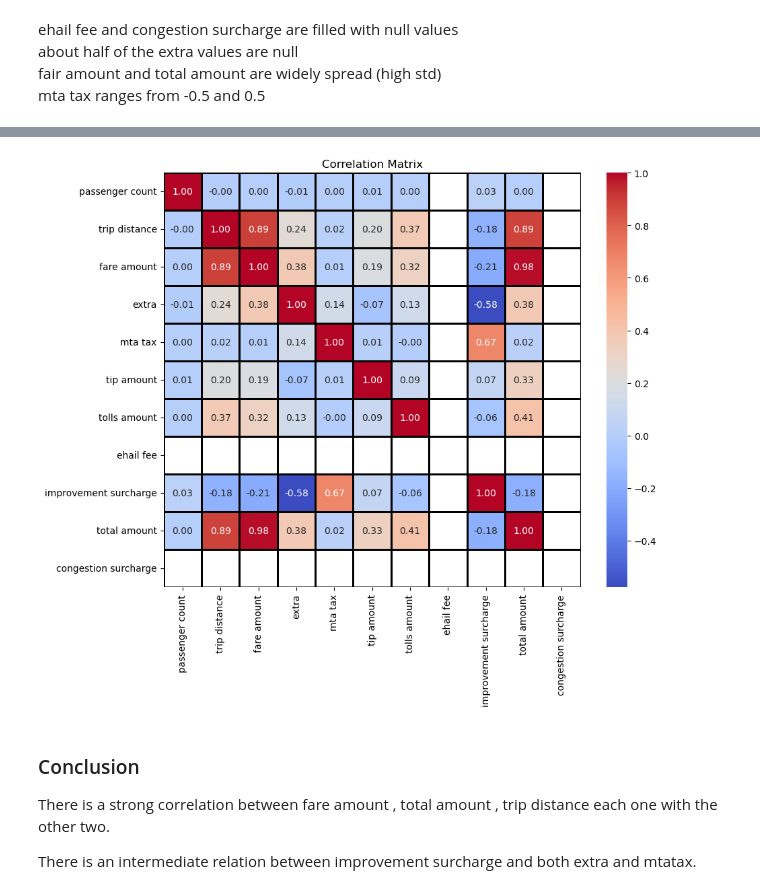
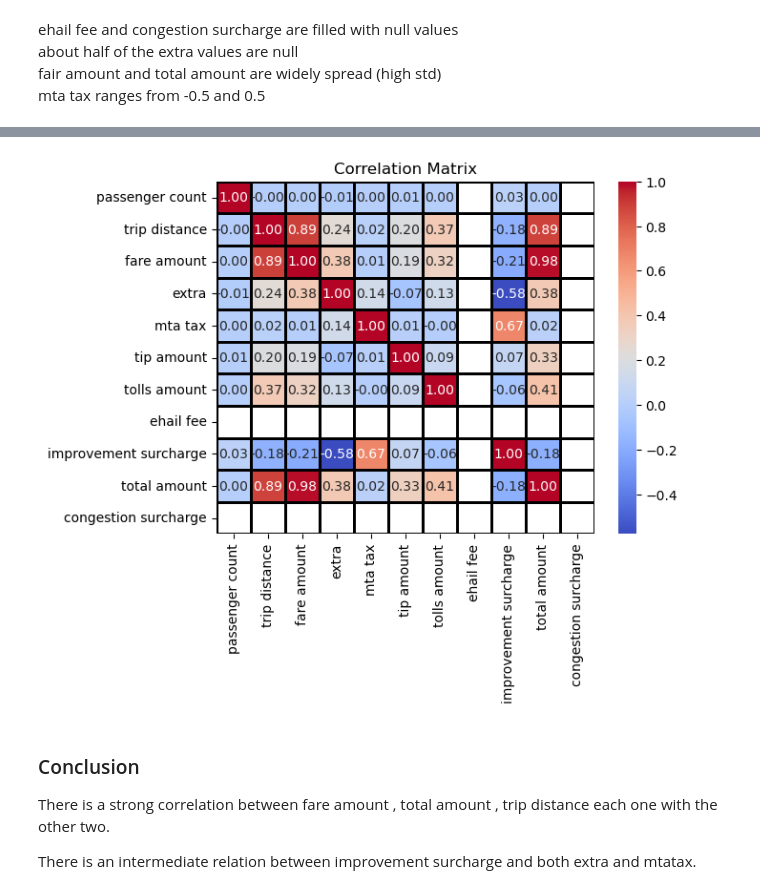
Before and after one commit to Abdullah204/Farecast, a Jupyter notebook: Milestone_1/M1_MET_49-2554_2_8-18.ipynb, the cells around one changed output, grey strips where cells are left out. Cells and saved outputs as stored; diff of their text form; code cells hidden in the pictures.

```diff
--- a/Milestone_1/M1_MET_49-2554_2_8-18.ipynb
+++ b/Milestone_1/M1_MET_49-2554_2_8-18.ipynb
@@ -152,15 +162,15 @@ df.corr(numeric_only=True)
 | total amount | 0.004708 | 0.887565 | 0.982994 | 0.381417 | 0.020405 | 0.329719 | 0.414538 | NaN | ... |
 | congestion surcharge | NaN | NaN | NaN | NaN | NaN | NaN | NaN | NaN | ... |
 # %%
-corr_matrix = df.corr()
-
-# Create a heatmap to visualize the correlation matrix
-plt.figure(figsize=(10, 8))
-sns.heatmap(corr_matrix, annot=True, cmap='coolwarm', fmt='.2f', linewidths=1, linecolor='black')
-plt.title('Correlation Matrix')
-plt.show()
+def visualize_corr(df):
+    corr_matrix = df.corr()
+    sns.heatmap(corr_matrix, annot=True, cmap='coolwarm', fmt='.2f', linewidths=1, linecolor='black')
+    plt.title('Correlation Matrix')
+    plt.show()
-# %% [output]
-[figure, removed]
+# %%
+visualize_corr(df)
+# %% [output]
+[figure, added]
 # %% [markdown]
 ### Conclusion
 There is a strong correlation between fare amount , total amount , trip distance each one with the other two.
```
Also changed, not shown: parts of 140 cells of this notebook.
